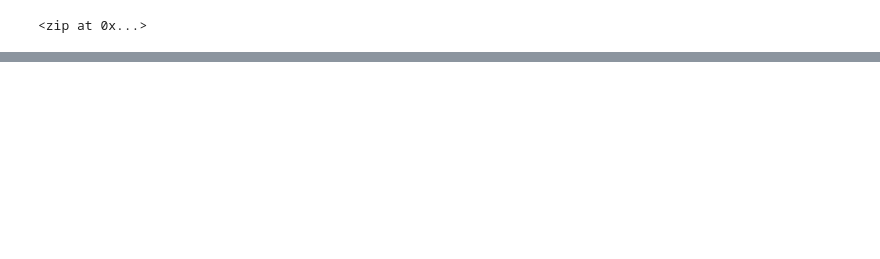
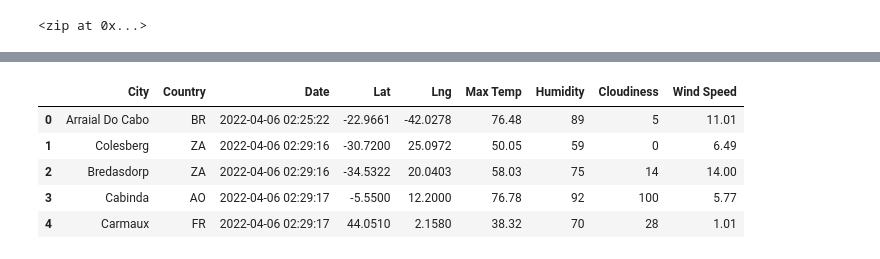
Before and after one commit to mattbarton08/World_Weather_Analysis, a Jupyter notebook: WeatherPy.ipynb, the cells around one changed output, grey strips where cells are left out. Cells and saved outputs as stored; diff of their text form; code cells hidden in the pictures; blank space fills up the shorter version.

```diff
--- a/WeatherPy.ipynb
+++ b/WeatherPy.ipynb
@@ -52,0 +143,11 @@ cities
+# %%
+new_column_order=["City", "Country", "Date", "Lat", "Lng", "Max Temp", "Humidity", "Cloudiness", "Wind Speed"]
+city_data_df=city_data_df[new_column_order]
+city_data_df.head()
+# %% [output]
+|  | City | Country | Date | Lat | Lng | Max Temp | Humidity | Cloudiness | Wind Speed |
+| 0 | Arraial Do Cabo | BR | 2022-04-06 02:25:22 | -22.9661 | -42.0278 | 76.48 | 89 | 5 | 11.01 |
+| 1 | Colesberg | ZA | 2022-04-06 02:29:16 | -30.7200 | 25.0972 | 50.05 | 59 | 0 | 6.49 |
+| 2 | Bredasdorp | ZA | 2022-04-06 02:29:16 | -34.5322 | 20.0403 | 58.03 | 75 | 14 | 14.00 |
+| 3 | Cabinda | AO | 2022-04-06 02:29:17 | -5.5500 | 12.2000 | 76.78 | 92 | 100 | 5.77 |
+| 4 | Carmaux | FR | 2022-04-06 02:29:17 | 44.0510 | 2.1580 | 38.32 | 70 | 28 | 1.01 |
```
Also changed, not shown: parts of 8 cells of this notebook, 1 other file.
